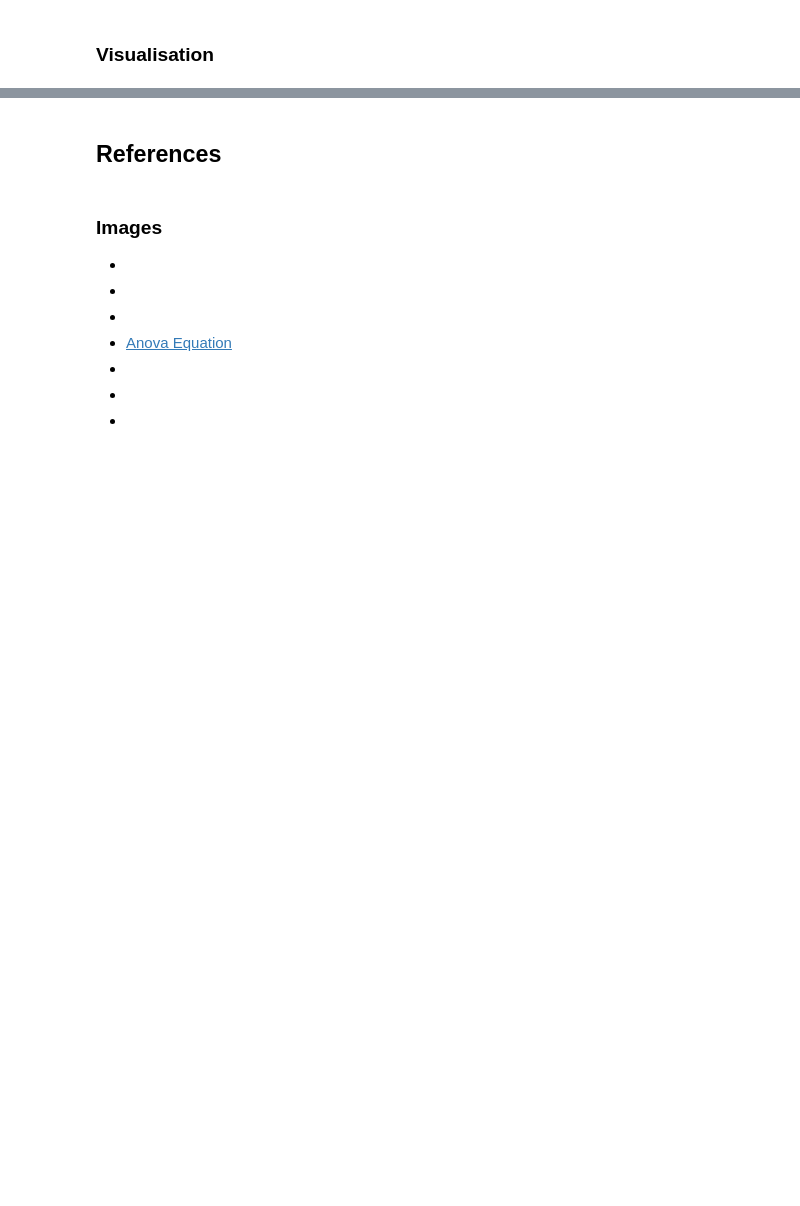
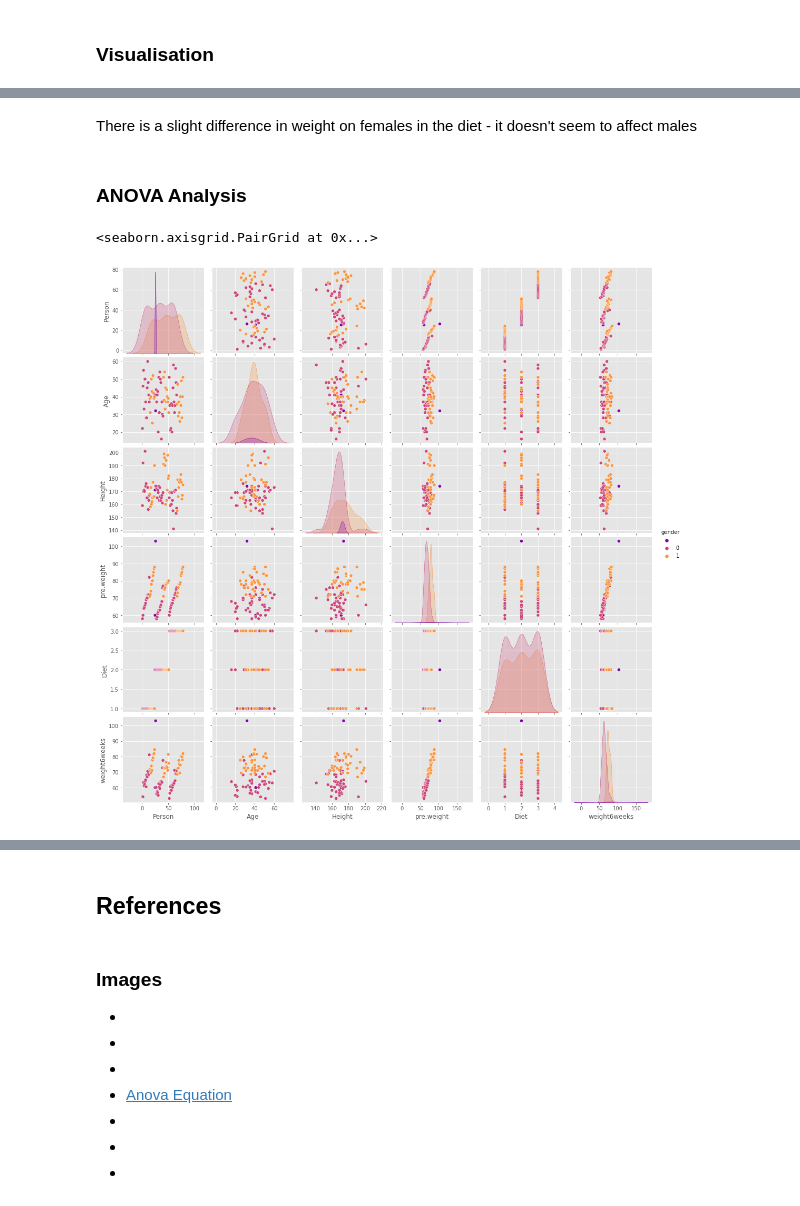
Before and after one commit to kmcd14/MLandStats-assessment, a Jupyter notebook: scipy-stats.ipynb, the cells around one changed output, grey strips where cells are left out. Cells and saved outputs as stored; diff of their text form; code cells hidden in the pictures; blank space fills up the shorter version.

Commit message:
diet data viualisation

```diff
--- a/scipy-stats.ipynb
+++ b/scipy-stats.ipynb
@@ -664,0 +756,9 @@ dtype: int64
+# %% [markdown]
+There is a slight difference in weight on females in the diet - it doesn't seem to affect males
+# %% [markdown]
+### ANOVA Analysis
+# %%
+sns.pairplot(df, hue='gender',palette='plasma')
+# %% [output]
+<seaborn.axisgrid.PairGrid at 0x...>
+[figure, added]
```
Also changed, not shown: parts of 19 cells of this notebook, 1 other file.
